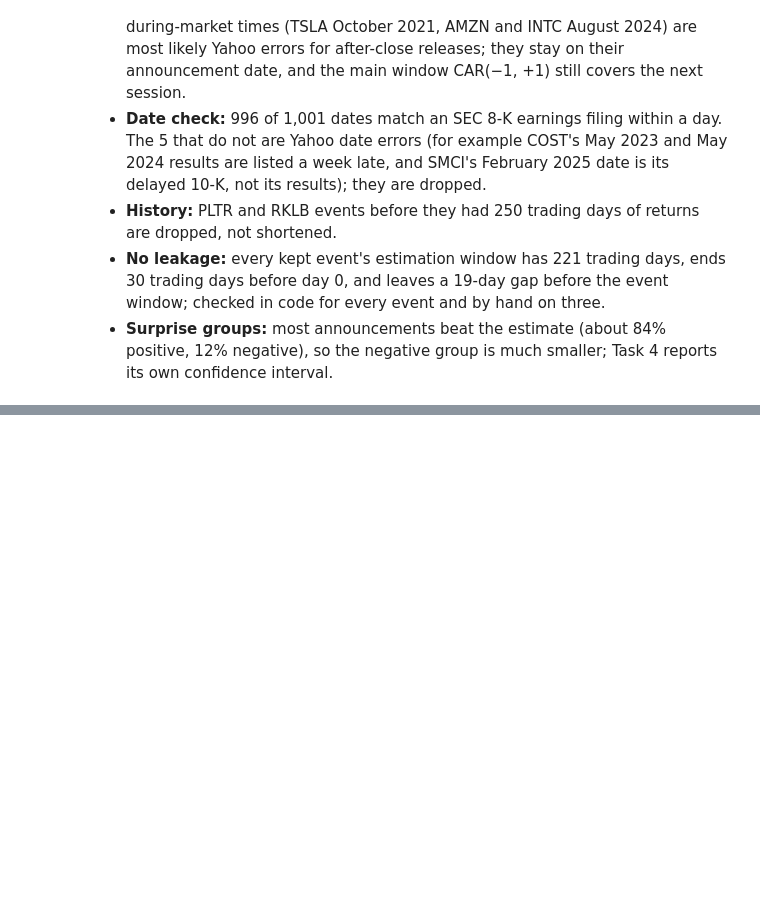
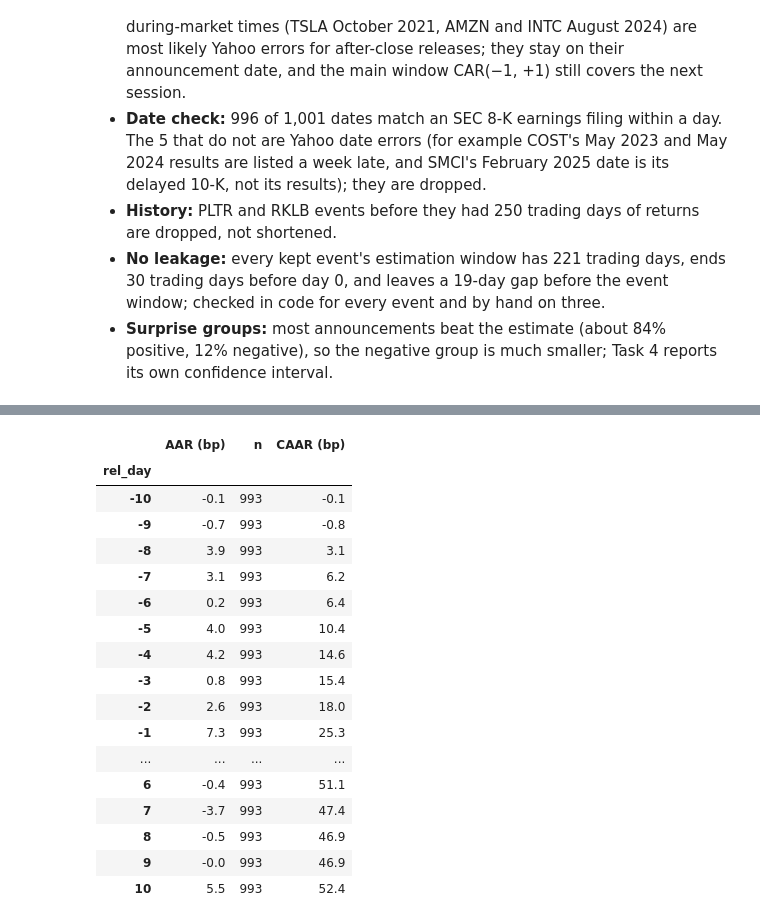
Before and after one commit to jialucharlottewu/LendoCapital, a Jupyter notebook: notebooks/week4/event_study.ipynb, the cells around one changed output, grey strips where cells are left out. Cells and saved outputs as stored; diff of their text form; code cells hidden in the pictures; blank space fills up the shorter version.

```diff
--- a/notebooks/week4/event_study.ipynb
+++ b/notebooks/week4/event_study.ipynb
@@ -426,0 +505,25 @@ summary
+# %%
+aar = aar_table(ar)
+aar.to_csv(f"{REPORTS}/aar_caar.csv", index=False)
+show = aar.copy()
+show[["AAR", "CAAR"]] = show[["AAR", "CAAR"]] * 1e4
+show.rename(columns={"AAR": "AAR (bp)", "CAAR": "CAAR (bp)"}).set_index("rel_day").round(1)
+# %% [output]
+|  | AAR (bp) | n | CAAR (bp) |
+| rel_day |  |  |  |
+| -10 | -0.1 | 993 | -0.1 |
+| -9 | -0.7 | 993 | -0.8 |
+| -8 | 3.9 | 993 | 3.1 |
+| -7 | 3.1 | 993 | 6.2 |
+| -6 | 0.2 | 993 | 6.4 |
+| -5 | 4.0 | 993 | 10.4 |
+| -4 | 4.2 | 993 | 14.6 |
+| -3 | 0.8 | 993 | 15.4 |
+| -2 | 2.6 | 993 | 18.0 |
+| -1 | 7.3 | 993 | 25.3 |
+| ... | ... | ... | ... |
+| 6 | -0.4 | 993 | 51.1 |
+| 7 | -3.7 | 993 | 47.4 |
+| 8 | -0.5 | 993 | 46.9 |
+| 9 | -0.0 | 993 | 46.9 |
+| 10 | 5.5 | 993 | 52.4 |
```
Also changed, not shown: parts of 17 cells of this notebook, 1 other file.
